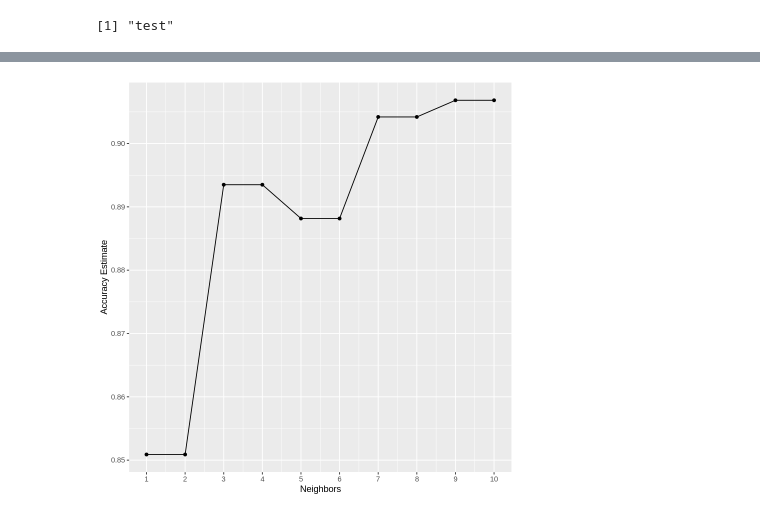
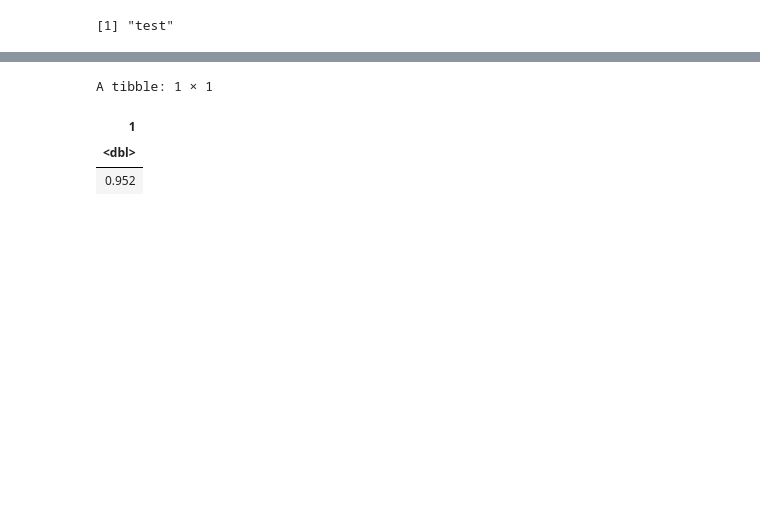
Before and after one commit to kseniak1/DSCI100-Project, a Jupyter notebook: Hannah_notebook.ipynb, the cells around one changed output, grey strips where cells are left out. Cells and saved outputs as stored; diff of their text form; code cells hidden in the pictures; blank space fills up the shorter version.

```diff
--- a/Hannah_notebook.ipynb
+++ b/Hannah_notebook.ipynb
@@ -83,29 +114,39 @@ ERROR: Error in ggplot(fit_n, aes(x = neighbors, y = mean)): object 'fit_n' not
 # %%
+set.seed(19)
 #1: Mean and standard dev (I)
 
 #generic recipe
 recipe_1 <- recipe(class ~ mean_ip + dev_ip, data = pulsar_training) %>%
     step_scale(all_predictors()) %>%
     step_center(all_predictors())
 
 #generic workflow
 
 fit_1 <- workflow() %>%
     add_model(knn_spec) %>%
     add_recipe(recipe_1) %>%
     tune_grid(resamples = vfold, grid = k_values) %>%
     collect_metrics() %>%
     filter(.metric == "accuracy")
 
 #k vs accuracy plot
-#used template from worksheet classification 2 question 4.2
+options(repr.plot.width = 10, repr.plot.height = 5)
 
 plot_1 <- ggplot(fit_1, aes(x = neighbors, y = mean))+
        geom_point() +
        geom_line() +
-       labs(x = "Neighbors", y = "Accuracy Estimate") +
-       scale_x_continuous(breaks = seq(0, 10, by = 1))
-plot_1
+       labs(x = "Neighbors", y = "Accuracy Estimate", title = "Mean and standard dev (I)") +
+       scale_x_continuous(breaks = seq(0, 30, by = 2))
+
+highest_1 <- fit_1 %>%
+    arrange(mean) %>%
+    slice(1) %>%
+    select(mean) %>%
+    rename("1" = mean)
+highest_1
 # %% [output]
-[figure, removed]
+A tibble: 1 × 1
+| 1 |
+| <dbl> |
+| 0.952 |
 # %%
```
Also changed, not shown: parts of 10 cells of this notebook.
